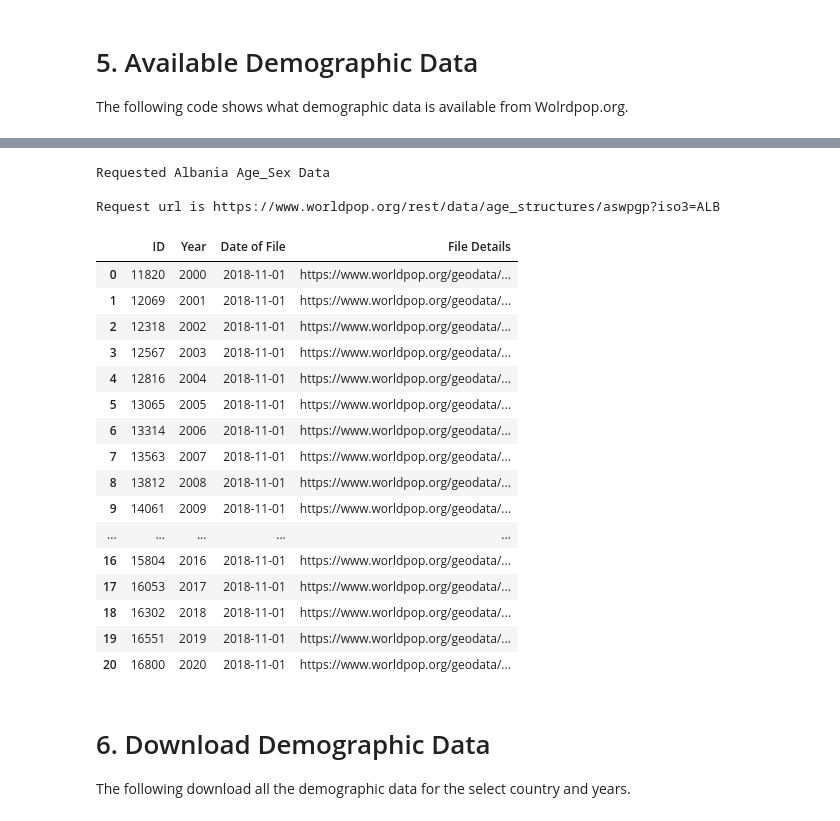
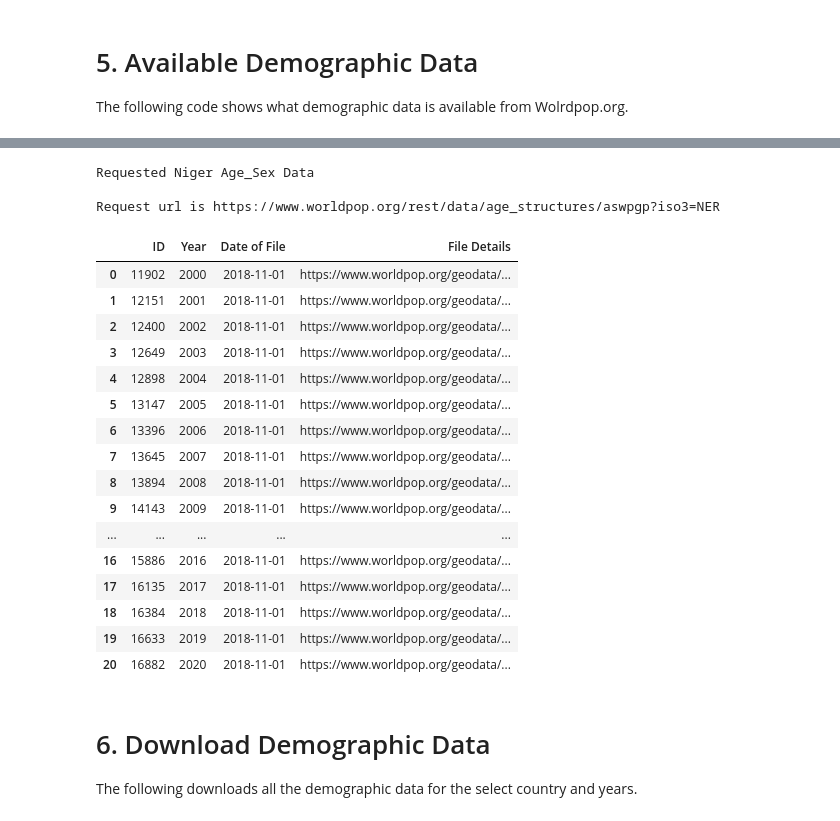
Before and after one commit to projectmesadata/syntheticpopulation, a Jupyter notebook: Population_Data_Download.ipynb, the cells around one changed output, grey strips where cells are left out. Cells and saved outputs as stored; diff of their text form; code cells hidden in the pictures.

Commit message:
Updated instructions and demographics download step

```diff
--- a/Population_Data_Download.ipynb
+++ b/Population_Data_Download.ipynb
@@ -446,56 +469,56 @@ if cntry == 'AAA':
     print("Waiting for Inputs.")
 
 else:
     url = 'https://www.worldpop.org/rest/data/age_structures/aswpgp?iso3='+ cntry
     r = requests.get(url)
     print("Requested {} Age_Sex Data".format(selection))
     print()
     print ("Request url is " + url)
-    data = r.json()
+
 
     # Table for User
     available = {"ID":[],"Year": [],"Date of File":[],"File Details":[]}
 
     #Table for retrieval
     prep = {"ID":[], "data_file":[]}
 
     for d in data["data"]:
         available["ID"].append(d["id"])
         available["Year"].append(d['popyear'])
         available["Date of File"].append(d['date'])
         available["File Details"].append(d['url_summary'])
         prep["ID"].append(d['id'])
         prep["data_file"].append(d["data_file"])
 
 
 pd.DataFrame.from_dict(available)
 # %% [output]
 [interactive output not drawn]
 [interactive output not drawn]
-Requested Albania Age_Sex Data
+Requested Niger Age_Sex Data
 
-Request url is https://www.worldpop.org/rest/data/age_structures/aswpgp?iso3=ALB
+Request url is https://www.worldpop.org/rest/data/age_structures/aswpgp?iso3=NER
 |  | ID | Year | Date of File | File Details |
-| 0 | 11820 | 2000 | 2018-11-01 | https://www.worldpop.org/geodata/... |
-| 1 | 12069 | 2001 | 2018-11-01 | https://www.worldpop.org/geodata/... |
-| 2 | 12318 | 2002 | 2018-11-01 | https://www.worldpop.org/geodata/... |
-| 3 | 12567 | 2003 | 2018-11-01 | https://www.worldpop.org/geodata/... |
-| 4 | 12816 | 2004 | 2018-11-01 | https://www.worldpop.org/geodata/... |
-| 5 | 13065 | 2005 | 2018-11-01 | https://www.worldpop.org/geodata/... |
-| 6 | 13314 | 2006 | 2018-11-01 | https://www.worldpop.org/geodata/... |
-| 7 | 13563 | 2007 | 2018-11-01 | https://www.worldpop.org/geodata/... |
-| 8 | 13812 | 2008 | 2018-11-01 | https://www.worldpop.org/geodata/... |
-| 9 | 14061 | 2009 | 2018-11-01 | https://www.worldpop.org/geodata/... |
+| 0 | 11902 | 2000 | 2018-11-01 | https://www.worldpop.org/geodata/... |
+| 1 | 12151 | 2001 | 2018-11-01 | https://www.worldpop.org/geodata/... |
+| 2 | 12400 | 2002 | 2018-11-01 | https://www.worldpop.org/geodata/... |
+| 3 | 12649 | 2003 | 2018-11-01 | https://www.worldpop.org/geodata/... |
+| 4 | 12898 | 2004 | 2018-11-01 | https://www.worldpop.org/geodata/... |
+| 5 | 13147 | 2005 | 2018-11-01 | https://www.worldpop.org/geodata/... |
+| 6 | 13396 | 2006 | 2018-11-01 | https://www.worldpop.org/geodata/... |
+| 7 | 13645 | 2007 | 2018-11-01 | https://www.worldpop.org/geodata/... |
+| 8 | 13894 | 2008 | 2018-11-01 | https://www.worldpop.org/geodata/... |
+| 9 | 14143 | 2009 | 2018-11-01 | https://www.worldpop.org/geodata/... |
 | ... | ... | ... | ... | ... |
-| 16 | 15804 | 2016 | 2018-11-01 | https://www.worldpop.org/geodata/... |
-| 17 | 16053 | 2017 | 2018-11-01 | https://www.worldpop.org/geodata/... |
-| 18 | 16302 | 2018 | 2018-11-01 | https://www.worldpop.org/geodata/... |
-| 19 | 16551 | 2019 | 2018-11-01 | https://www.worldpop.org/geodata/... |
-| 20 | 16800 | 2020 | 2018-11-01 | https://www.worldpop.org/geodata/... |
+| 16 | 15886 | 2016 | 2018-11-01 | https://www.worldpop.org/geodata/... |
+| 17 | 16135 | 2017 | 2018-11-01 | https://www.worldpop.org/geodata/... |
+| 18 | 16384 | 2018 | 2018-11-01 | https://www.worldpop.org/geodata/... |
+| 19 | 16633 | 2019 | 2018-11-01 | https://www.worldpop.org/geodata/... |
+| 20 | 16882 | 2020 | 2018-11-01 | https://www.worldpop.org/geodata/... |
 # %% [markdown]
 # 6. Download Demographic Data
 
-The following download all the demographic data for the select country and years.
+The following downloads all the demographic data for the select country and years.
 # %%
 hide_code()
 run_code()
```
Also changed, not shown: parts of 7 cells of this notebook.
